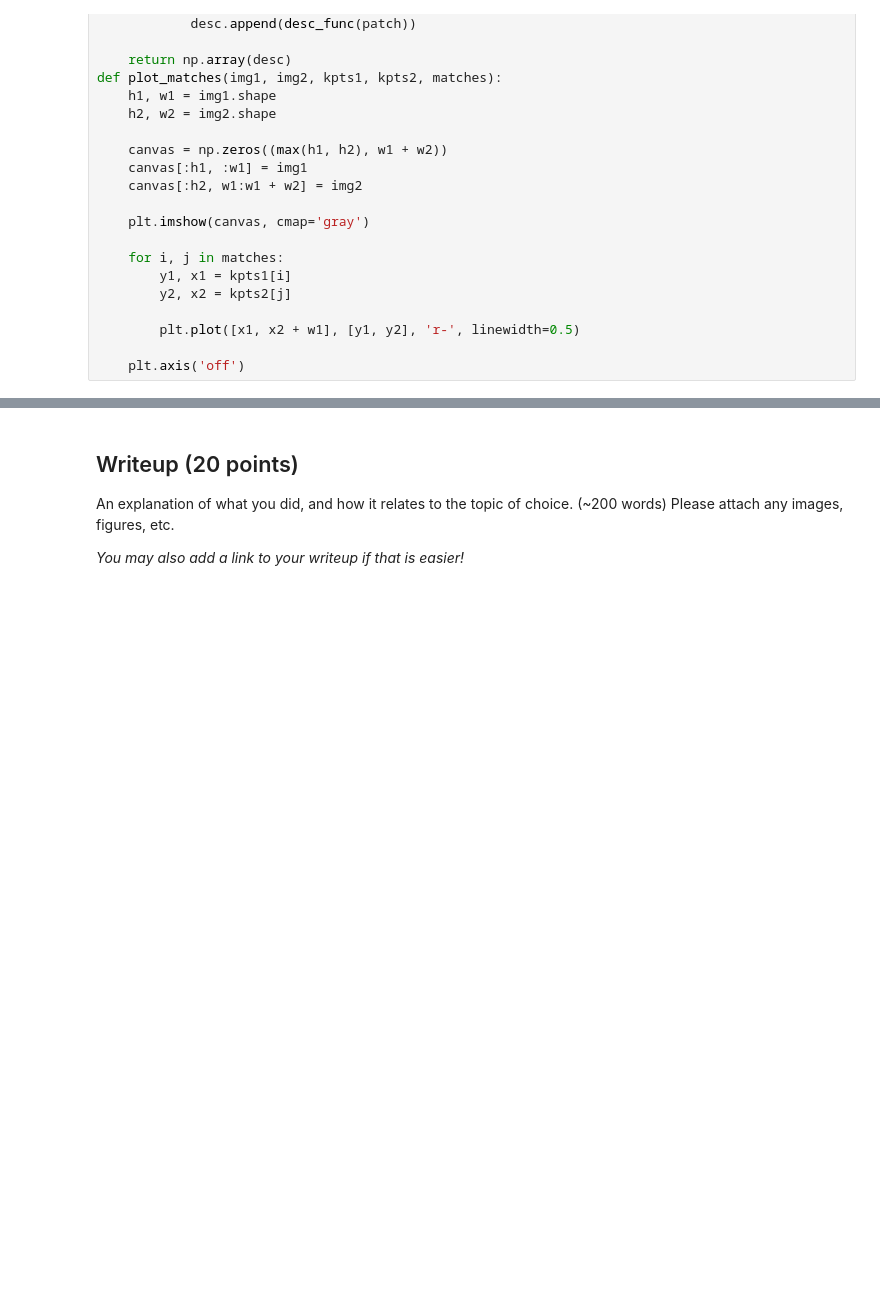
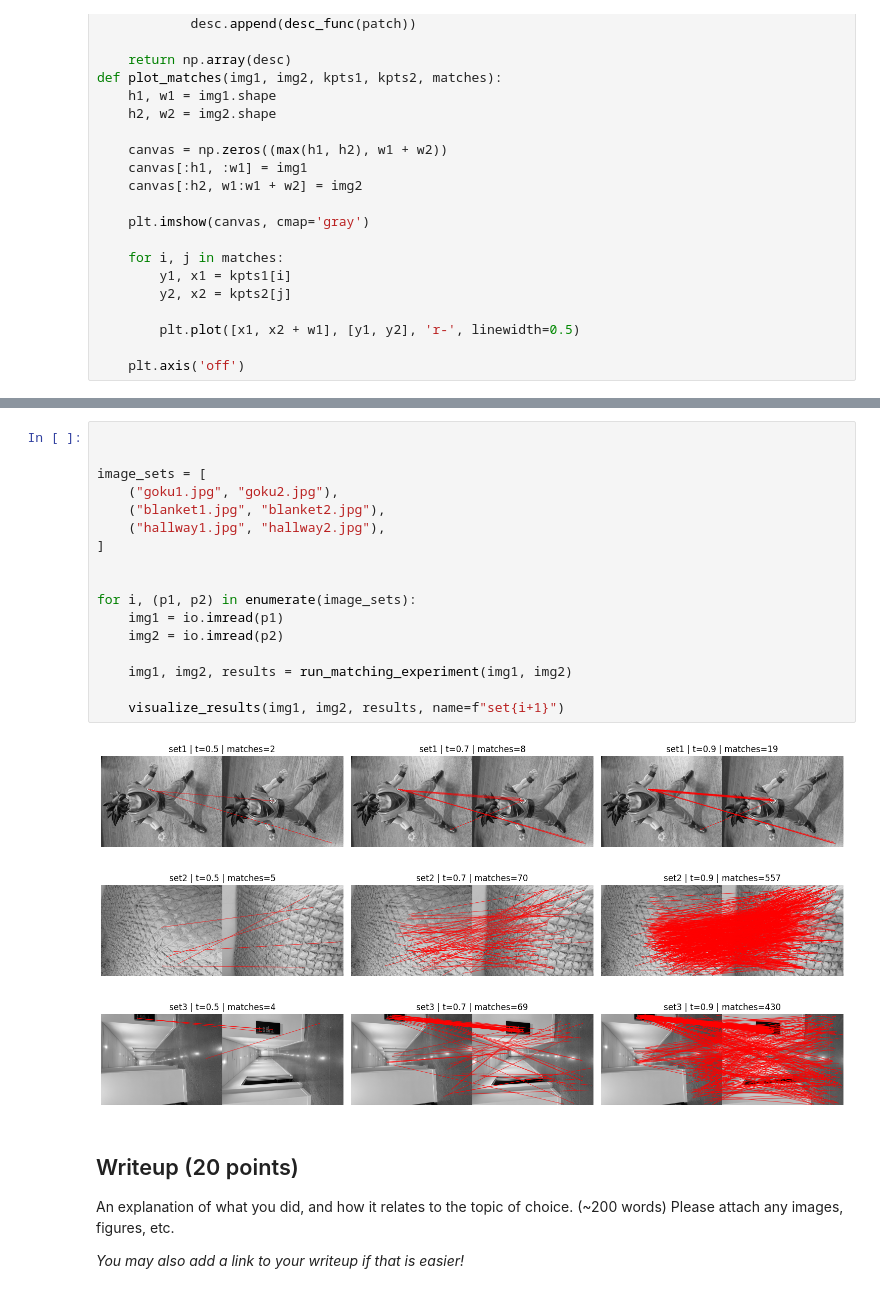
Before and after one commit to aarav06-bit/CS131_release, a Jupyter notebook: spring_2026/project2_release/option_B/project2b_exploration.ipynb, the cells around one changed output, grey strips where cells are left out. Drawn from its saved outputs; the diff is of its cells as text; blank space fills up the shorter version.

```diff
--- a/spring_2026/project2_release/option_B/project2b_exploration.ipynb
+++ b/spring_2026/project2_release/option_B/project2b_exploration.ipynb
@@ -260,3 +259,24 @@ for i, (p1, p2) in enumerate(image_sets):
+# %%
+
+
+image_sets = [
+    ("goku1.jpg", "goku2.jpg"),
+    ("blanket1.jpg", "blanket2.jpg"),
+    ("hallway1.jpg", "hallway2.jpg"),
+]
+
+
+for i, (p1, p2) in enumerate(image_sets):
+    img1 = io.imread(p1)
+    img2 = io.imread(p2)
+
+    img1, img2, results = run_matching_experiment(img1, img2)
+
+    visualize_results(img1, img2, results, name=f"set{i+1}")
+# %% [output]
+[figure, added]
+[figure, added]
+[figure, added]
 # %% [markdown]
 ## Writeup (20 points)
 
```
Also changed, not shown: parts of 2 cells of this notebook.
